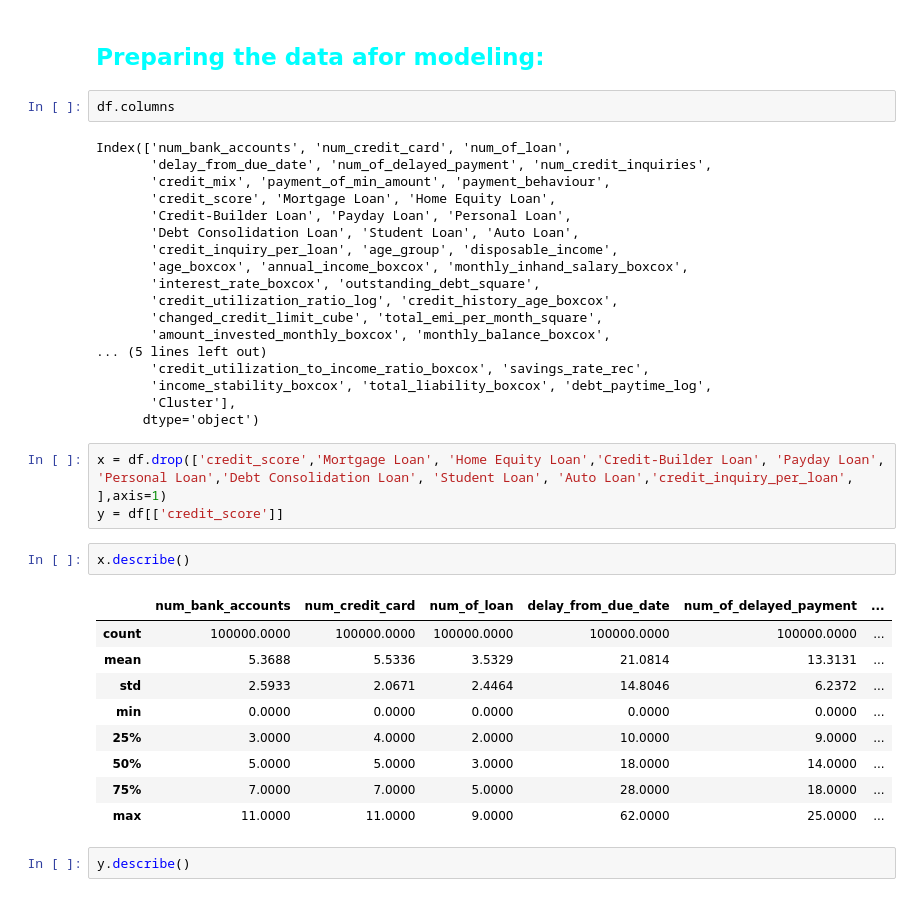
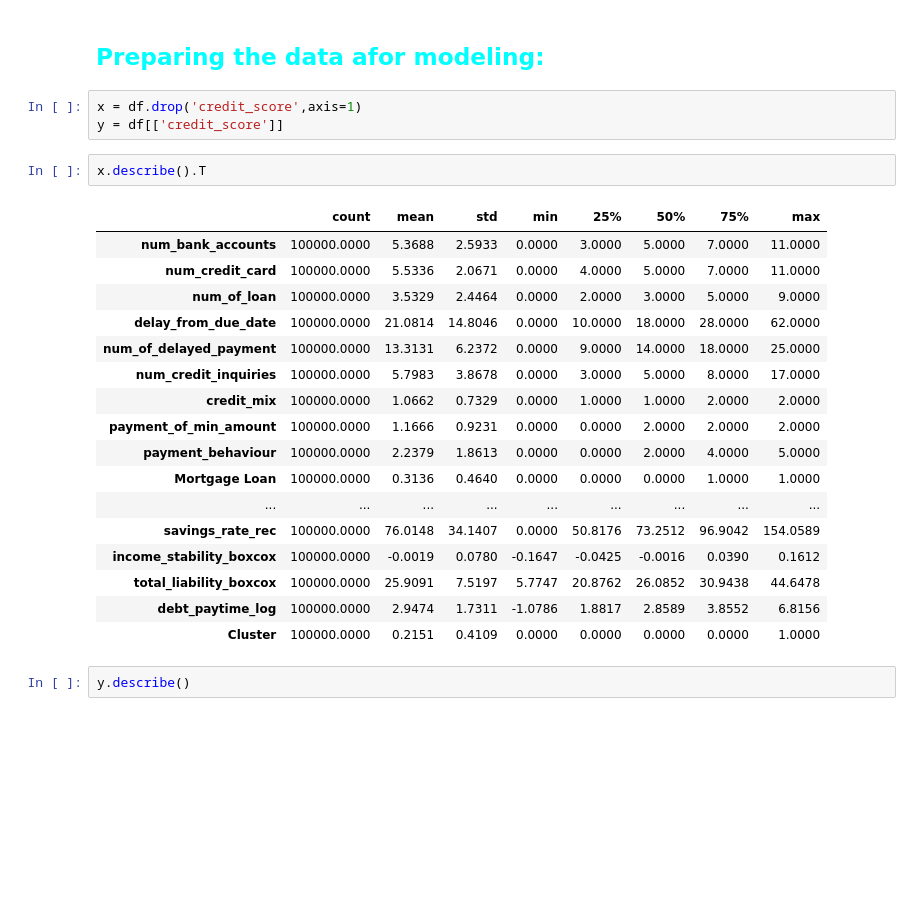
Before and after one commit to Santhosh-Analytics/Banking_Analytics, a Jupyter notebook: Classification.ipynb, the cells around one changed output. Cells and saved outputs as stored; diff of their text form; blank space fills up the shorter version.

```diff
--- a/Classification.ipynb
+++ b/Classification.ipynb
@@ -104,40 +114,28 @@ print(features,'\n',len(features))
 # %% [markdown]
 ## <span style="color:Aqua;">Preparing the data afor modeling:</span>
-# %%
-df.columns
-# %% [output]
-Index(['num_bank_accounts', 'num_credit_card', 'num_of_loan',
-       'delay_from_due_date', 'num_of_delayed_payment', 'num_credit_inquiries',
-       'credit_mix', 'payment_of_min_amount', 'payment_behaviour',
-       'credit_score', 'Mortgage Loan', 'Home Equity Loan',
-       'Credit-Builder Loan', 'Payday Loan', 'Personal Loan',
-       'Debt Consolidation Loan', 'Student Loan', 'Auto Loan',
-       'credit_inquiry_per_loan', 'age_group', 'disposable_income',
-       'age_boxcox', 'annual_income_boxcox', 'monthly_inhand_salary_boxcox',
-       'interest_rate_boxcox', 'outstanding_debt_square',
-       'credit_utilization_ratio_log', 'credit_history_age_boxcox',
-       'changed_credit_limit_cube', 'total_emi_per_month_square',
-       'amount_invested_monthly_boxcox', 'monthly_balance_boxcox',
-... (5 lines left out)
-       'credit_utilization_to_income_ratio_boxcox', 'savings_rate_rec',
-       'income_stability_boxcox', 'total_liability_boxcox', 'debt_paytime_log',
-       'Cluster'],
-      dtype='object')
 # %%
-x = df.drop(['credit_score','Mortgage Loan', 'Home Equity Loan','Credit-Builder Loan', 'Payday Loan', 'Personal Loan','Debt Consolidation Loan', 'Student Loan', 'Auto Loan','credit_inquiry_per_loan', ],axis=1)
+x = df.drop('credit_score',axis=1)
 y = df[['credit_score']]
 # %%
-x.describe()
+x.describe().T
 # %% [output]
-|  | num_bank_accounts | num_credit_card | num_of_loan | delay_from_due_date | num_of_delayed_payment | ... |
-| count | 100000.0000 | 100000.0000 | 100000.0000 | 100000.0000 | 100000.0000 | ... |
-| mean | 5.3688 | 5.5336 | 3.5329 | 21.0814 | 13.3131 | ... |
-| std | 2.5933 | 2.0671 | 2.4464 | 14.8046 | 6.2372 | ... |
-| min | 0.0000 | 0.0000 | 0.0000 | 0.0000 | 0.0000 | ... |
-| 25% | 3.0000 | 4.0000 | 2.0000 | 10.0000 | 9.0000 | ... |
-| 50% | 5.0000 | 5.0000 | 3.0000 | 18.0000 | 14.0000 | ... |
-| 75% | 7.0000 | 7.0000 | 5.0000 | 28.0000 | 18.0000 | ... |
-| max | 11.0000 | 11.0000 | 9.0000 | 62.0000 | 25.0000 | ... |
+|  | count | mean | std | min | 25% | 50% | 75% | max |
+| num_bank_accounts | 100000.0000 | 5.3688 | 2.5933 | 0.0000 | 3.0000 | 5.0000 | 7.0000 | 11.0000 |
+| num_credit_card | 100000.0000 | 5.5336 | 2.0671 | 0.0000 | 4.0000 | 5.0000 | 7.0000 | 11.0000 |
+| num_of_loan | 100000.0000 | 3.5329 | 2.4464 | 0.0000 | 2.0000 | 3.0000 | 5.0000 | 9.0000 |
+| delay_from_due_date | 100000.0000 | 21.0814 | 14.8046 | 0.0000 | 10.0000 | 18.0000 | 28.0000 | 62.0000 |
+| num_of_delayed_payment | 100000.0000 | 13.3131 | 6.2372 | 0.0000 | 9.0000 | 14.0000 | 18.0000 | 25.0000 |
+| num_credit_inquiries | 100000.0000 | 5.7983 | 3.8678 | 0.0000 | 3.0000 | 5.0000 | 8.0000 | 17.0000 |
+| credit_mix | 100000.0000 | 1.0662 | 0.7329 | 0.0000 | 1.0000 | 1.0000 | 2.0000 | 2.0000 |
+| payment_of_min_amount | 100000.0000 | 1.1666 | 0.9231 | 0.0000 | 0.0000 | 2.0000 | 2.0000 | 2.0000 |
+| payment_behaviour | 100000.0000 | 2.2379 | 1.8613 | 0.0000 | 0.0000 | 2.0000 | 4.0000 | 5.0000 |
+| Mortgage Loan | 100000.0000 | 0.3136 | 0.4640 | 0.0000 | 0.0000 | 0.0000 | 1.0000 | 1.0000 |
+| ... | ... | ... | ... | ... | ... | ... | ... | ... |
+| savings_rate_rec | 100000.0000 | 76.0148 | 34.1407 | 0.0000 | 50.8176 | 73.2512 | 96.9042 | 154.0589 |
+| income_stability_boxcox | 100000.0000 | -0.0019 | 0.0780 | -0.1647 | -0.0425 | -0.0016 | 0.0390 | 0.1612 |
+| total_liability_boxcox | 100000.0000 | 25.9091 | 7.5197 | 5.7747 | 20.8762 | 26.0852 | 30.9438 | 44.6478 |
+| debt_paytime_log | 100000.0000 | 2.9474 | 1.7311 | -1.0786 | 1.8817 | 2.8589 | 3.8552 | 6.8156 |
+| Cluster | 100000.0000 | 0.2151 | 0.4109 | 0.0000 | 0.0000 | 0.0000 | 0.0000 | 1.0000 |
 # %%
 y.describe()
 # %% [output]
```
Also changed, not shown: parts of 45 cells of this notebook, 8 other files.
